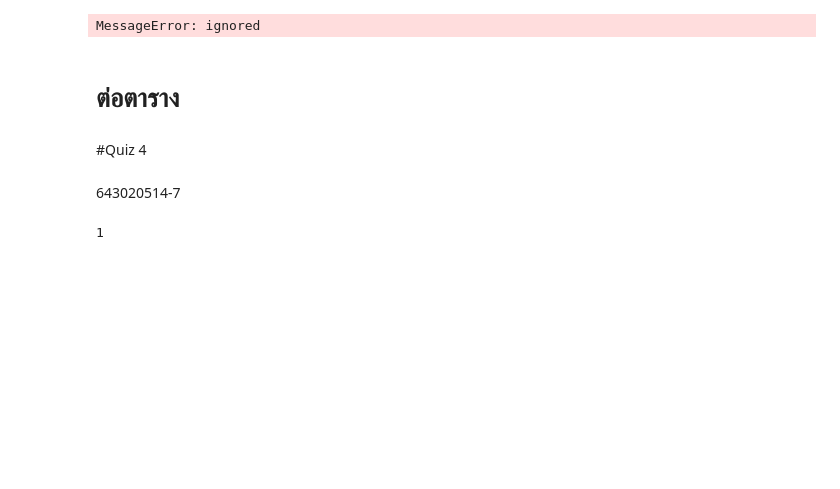
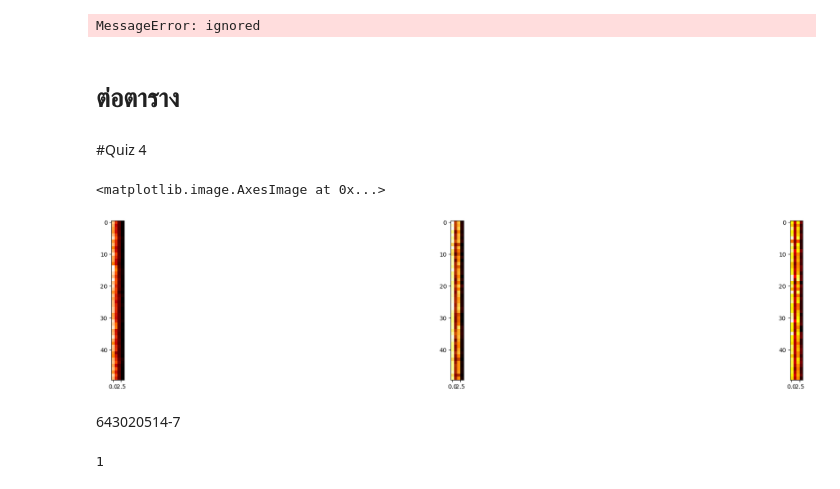
Before and after one commit to 643020514-7/python_dateviz2023, a Jupyter notebook: DataViz01_Table_Data.ipynb, the cells around one changed output. Cells and saved outputs as stored; diff of their text form; code cells hidden in the pictures; blank space fills up the shorter version.

```diff
--- a/DataViz01_Table_Data.ipynb
+++ b/DataViz01_Table_Data.ipynb
@@ -204,6 +204,18 @@ matplotlib.rcParams['figure.figsize']=[12,12]
 pd.plotting.parallel_coordinates(unit_cm_hcd, 'propertytype_name_en', cols = ['price_min','area_usable_min'],color=[[1,0,0,0.3],[0,0,1,1]])
 # %% [markdown]
 #Quiz 4
+# %%
+plt.subplot(1,3,1)
+plt.imshow(df.iloc[:50,:-1],interpolation='nearest',cmap='gist_heat')
+
+plt.subplot(1,3,2)
+plt.imshow(df.iloc[50:100,:-1],interpolation='nearest',cmap='afmhot')
+
+plt.subplot(1,3,3)
+plt.imshow(df.iloc[100:150,:-1],interpolation='nearest',cmap='hot')
+# %% [output]
+<matplotlib.image.AxesImage at 0x...>
+[figure, added]
 # %% [markdown]
 643020514-7
 # %%
```
Also changed, not shown: parts of 1 cell of this notebook.
